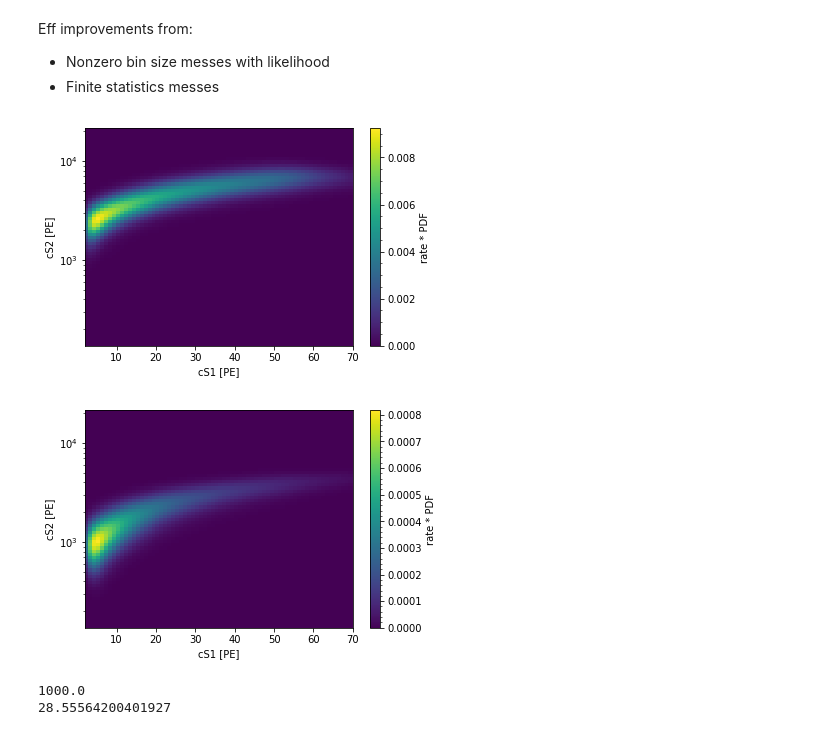
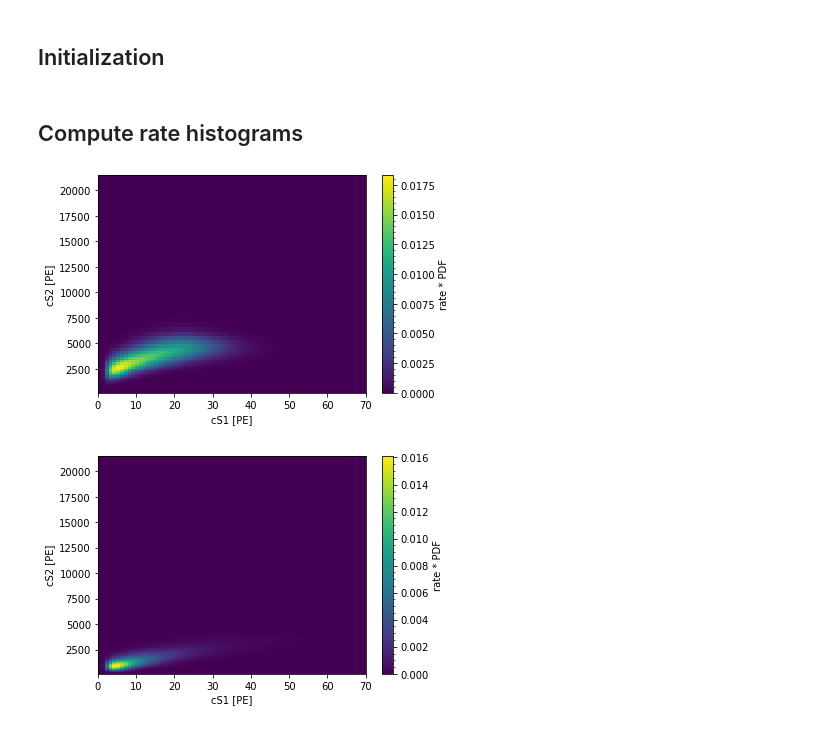
Before and after one commit to FlamTeam/flamedisx, a Jupyter notebook: notebooks/ernr_disc.ipynb, the cells around one changed output. Drawn from its saved outputs; the diff is of its cells as text; code cells hidden in the pictures.

```diff
--- a/notebooks/ernr_disc.ipynb
+++ b/notebooks/ernr_disc.ipynb
@@ -144,52 +35,64 @@ for k, v in dsets.items():
+# %% [markdown]
+## Initialization
 # %%
+class LowMassWIMPSource(SR0WIMPSource):
+    mw = 30  # GeV
+
+class LowEnergyERSource(SR0ERSource):
+    def _single_spectrum(self):
+        """Return (energies in keV, rate at these energies),
+        """
+        return (tf.dtypes.cast(
+                    tf.linspace(0., 5., 1000),
+                    dtype=fd.float_type()),
+                tf.ones(1000, dtype=fd.float_type()))
+
 def annotate_cs(d):
     d['cs1'] = (0.142 / (1 + 0.219)) * d['s1'] / (
         d['photon_detection_eff'] * d['photon_gain_mean'])
     d['cs2'] = (11.4 / (1 - 0.63) / 0.96) * d['s2'] / (
         d['electron_detection_eff'] * d['electron_gain_mean'])
-# %% [markdown]
-Eff improvements from:
-  * Nonzero bin size messes with likelihood
-  * Finite statistics messes
+# %%
+dsets = dict(
+    er=dict(source_class=LowEnergyERSource),
+    nr=dict(source_class=LowMassWIMPSource))
+
+for k, v in dsets.items():
+    dsets[k]['source'] = v['source_class'](batch_size=200, max_sigma=6)
+# %% [markdown]
+## Compute rate histograms
 # %%
 for dname, q in dsets.items():
-    # Use same binning as SR1 results
-    # (except adjusting for cS2b -> cS2)
-    q['mh'] = mh = Histdd(bins=(np.linspace(2, 70, 68 + 1),
-                                np.geomspace(10**1.7 / (1 - 0.63),
-                                             10**3.9 / (1 - 0.63),
-                                             70)))
+    q['mh'] = mh = Histdd(bins=(
+        np.linspace(0, 70, 71 + 1),
+        np.geomspace(10**1.7 / (1 - 0.63),
+                     10**3.9 / (1 - 0.63),
+                     70)
+        #np.linspace(0, 5e3, 70),
+    ))
 
     # Actually 40 gives pretty good results already, but let's do it right
-    # TODO RESTORE BATCHES
     n_batches = 100 if dname == 'er' else 40
-    trials_per_batch = int(1e6)
+    trials_per_batch = int(1e5)
 
     for _ in tqdm(range(n_batches)):
         d = q['source'].simulate(trials_per_batch)
-        #d = q['source'].annotate_data(d)
         annotate_cs(d)
         mh.add(d['cs1'], d['cs2'])
 
     # Convert to PDF
     mh /= mh.bin_volumes() * trials_per_batch * n_batches
 
     # Multiply by total expected event rate
     # (from the source, i.e. before correcting for efficiencies)
     mh *= q['source'].mu_before_efficiencies()
     q['mh'] = mh
 
     plt.yscale('log')
     mh.plot(cblabel='rate * PDF')
     plt.xlabel("cS1 [PE]")
     plt.ylabel("cS2 [PE]")
     plt.show()
 # %% [output]
-[figure, old version]
+[figure, new version]
-[figure, old version]
+[figure, new version]
-# %%
-for dn in ['er', 'nr']:
-    print(dsets[dn]['source'].mu_before_efficiencies())
-# %% [output]
-1000.0
-28.55564200401927
```
Also changed, not shown: parts of 59 cells of this notebook, 1 other file.
